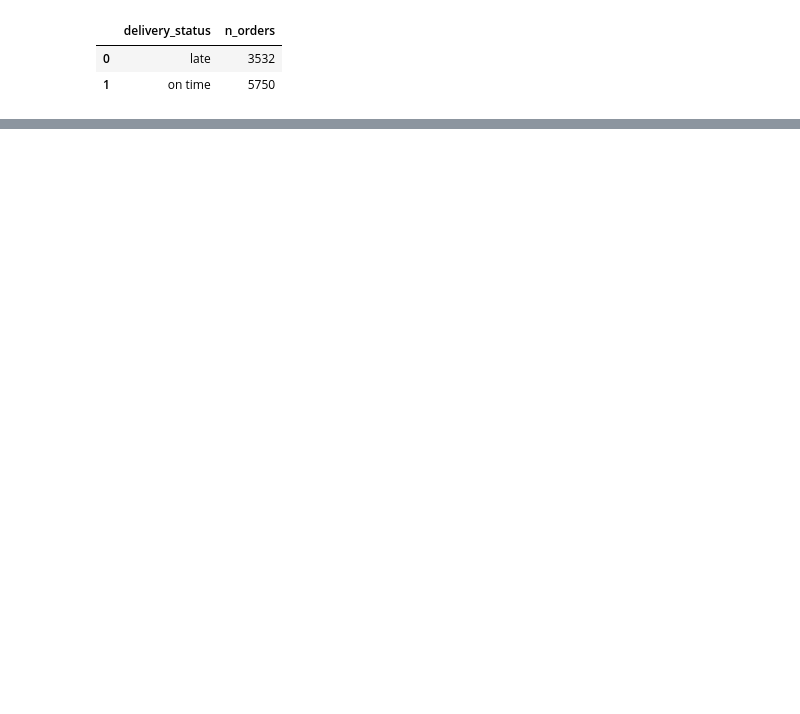
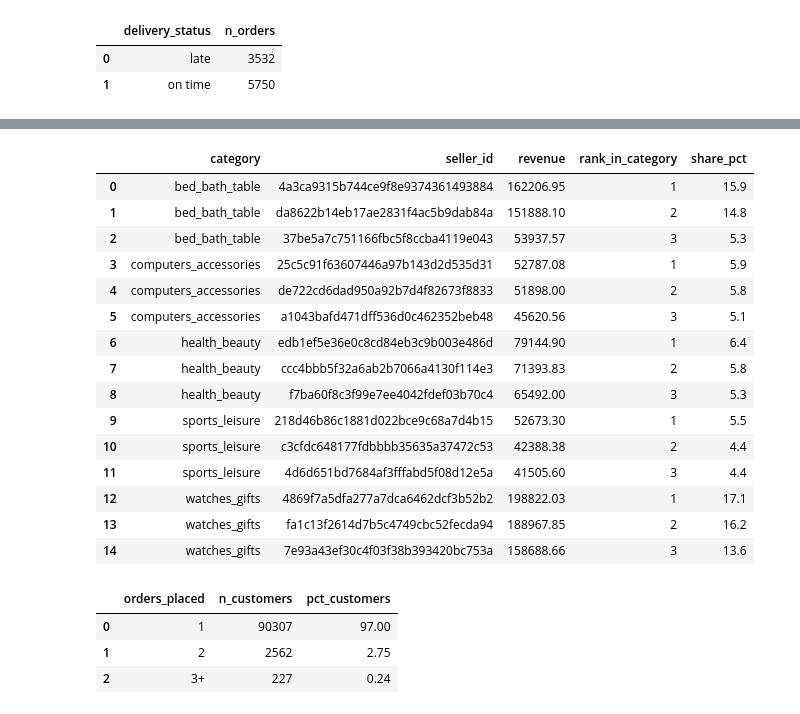
Before and after one commit to PedroAraigiH/olist-sql-analysis, a Jupyter notebook: analysis.ipynb, the cells around one changed output, grey strips where cells are left out. Saved outputs shown, nothing was run; the diff lists cells and outputs as text; code cells hidden in the pictures; blank space fills up the shorter version.

```diff
--- a/analysis.ipynb
+++ b/analysis.ipynb
@@ -828,0 +918,64 @@ display(df1)
+# %%
+run(f"""
+WITH seller_category AS (
+    SELECT COALESCE(t.product_category_name_english, p.product_category_name, 'unknown') AS category,
+           i.seller_id,
+           SUM(i.price) AS revenue
+    FROM order_items i
+    JOIN orders o ON i.order_id= o.order_id
+    JOIN products p ON i.product_id = p.product_id
+    LEFT JOIN product_category_name_translation t ON p.product_category_name = t.product_category_name
+    WHERE {SCOPE}
+    GROUP BY category, i.seller_id
+),
+ranked AS (
+    SELECT category, seller_id, revenue,
+           ROW_NUMBER() OVER (PARTITION BY category ORDER BY revenue DESC) AS rank_in_category,
+           SUM(revenue) OVER (PARTITION BY category) AS category_revenue
+    FROM seller_category
+)
+SELECT category, seller_id, ROUND(revenue, 2) AS revenue, rank_in_category,
+       ROUND(100.0 * revenue / category_revenue, 1) AS share_pct
+FROM ranked
+WHERE rank_in_category <= 3
+  AND category IN ('health_beauty', 'watches_gifts', 'bed_bath_table', 'sports_leisure', 'computers_accessories')
+ORDER BY category, rank_in_category;
+""")
+# %% [output]
+|  | category | seller_id | revenue | rank_in_category | share_pct |
+| 0 | bed_bath_table | 4a3ca9315b744ce9f8e9374361493884 | 162206.95 | 1 | 15.9 |
+| 1 | bed_bath_table | da8622b14eb17ae2831f4ac5b9dab84a | 151888.10 | 2 | 14.8 |
+| 2 | bed_bath_table | 37be5a7c751166fbc5f8ccba4119e043 | 53937.57 | 3 | 5.3 |
+| 3 | computers_accessories | 25c5c91f63607446a97b143d2d535d31 | 52787.08 | 1 | 5.9 |
+| 4 | computers_accessories | de722cd6dad950a92b7d4f82673f8833 | 51898.00 | 2 | 5.8 |
+| 5 | computers_accessories | a1043bafd471dff536d0c462352beb48 | 45620.56 | 3 | 5.1 |
+| 6 | health_beauty | edb1ef5e36e0c8cd84eb3c9b003e486d | 79144.90 | 1 | 6.4 |
+| 7 | health_beauty | ccc4bbb5f32a6ab2b7066a4130f114e3 | 71393.83 | 2 | 5.8 |
+| 8 | health_beauty | f7ba60f8c3f99e7ee4042fdef03b70c4 | 65492.00 | 3 | 5.3 |
+| 9 | sports_leisure | 218d46b86c1881d022bce9c68a7d4b15 | 52673.30 | 1 | 5.5 |
+| 10 | sports_leisure | c3cfdc648177fdbbbb35635a37472c53 | 42388.38 | 2 | 4.4 |
+| 11 | sports_leisure | 4d6d651bd7684af3fffabd5f08d12e5a | 41505.60 | 3 | 4.4 |
+| 12 | watches_gifts | 4869f7a5dfa277a7dca6462dcf3b52b2 | 198822.03 | 1 | 17.1 |
+| 13 | watches_gifts | fa1c13f2614d7b5c4749cbc52fecda94 | 188967.85 | 2 | 16.2 |
+| 14 | watches_gifts | 7e93a43ef30c4f03f38b393420bc753a | 158688.66 | 3 | 13.6 |
+# %%
+run(f"""
+WITH customer_orders AS (
+    SELECT c.customer_unique_id, COUNT(DISTINCT o.order_id) AS n_orders
+    FROM orders o
+    JOIN customers c ON o.customer_id = c.customer_id
+    WHERE {SCOPE}
+    GROUP BY c.customer_unique_id
+)
+SELECT CASE WHEN n_orders >= 3 THEN '3+' ELSE CAST(n_orders AS TEXT) END AS orders_placed,
+       COUNT(*) AS n_customers,
+       ROUND(100.0 * COUNT(*) / SUM(COUNT(*)) OVER (), 2) AS pct_customers
+FROM customer_orders
+GROUP BY orders_placed
+ORDER BY orders_placed;
+""")
+# %% [output]
+|  | orders_placed | n_customers | pct_customers |
+| 0 | 1 | 90307 | 97.00 |
+| 1 | 2 | 2562 | 2.75 |
+| 2 | 3+ | 227 | 0.24 |
```
Also changed, not shown: parts of 6 cells of this notebook, 8 other files.
